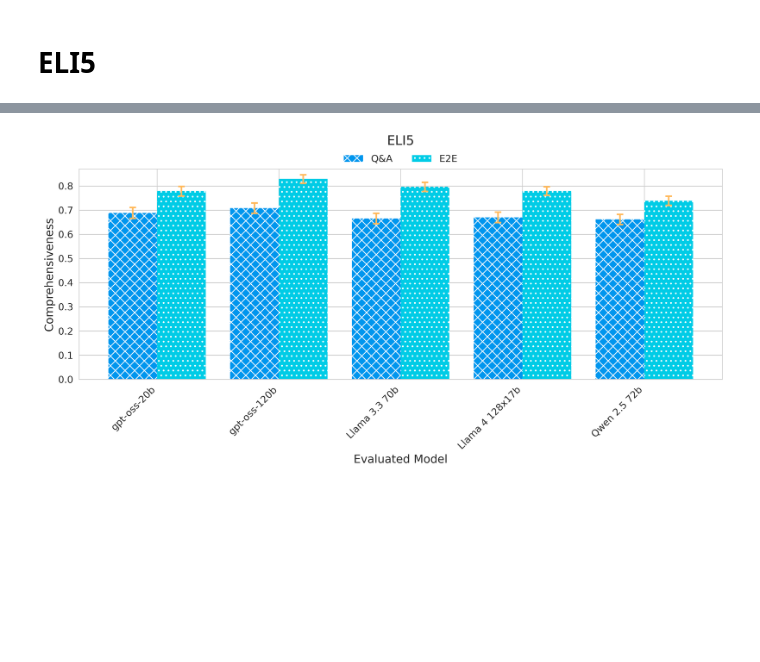
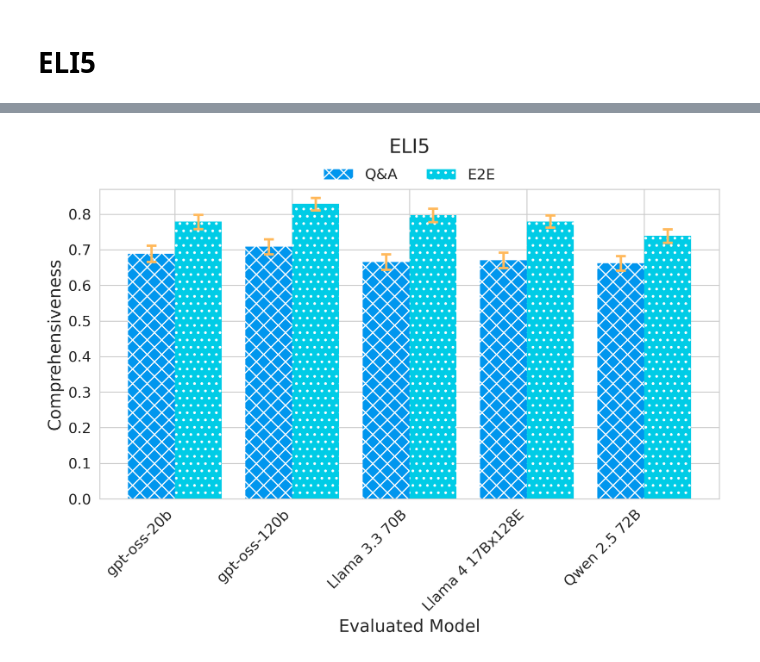
Before and after one commit to IBM/FactReasoner, a Jupyter notebook: notebooks/analysis.ipynb, the cells around one changed output, grey strips where cells are left out. Saved outputs shown, nothing was run; the diff lists cells and outputs as text; code cells hidden in the pictures; blank space fills up the shorter version.

```diff
--- a/notebooks/analysis.ipynb
+++ b/notebooks/analysis.ipynb
@@ -560,0 +594,23 @@ fig.savefig("../figures/mean.pdf", bbox_inches="tight")
+# %%
+fig = plot_config_results(
+    df,
+    configs=[
+        {"variant": "nli"},
+        {"variant": "qa", "use_tools": False},
+        {"variant": "qa", "use_tools": True},
+        {"variant": "e2e"},
+    ],
+    metric_name="Mean",
+    model_name_map={
+        "gpt-oss-20b": "gpt-oss-20b",
+        "gpt-oss-120b": "gpt-oss-120b",
+        "llama-3.3-70b-instruct": "Llama 3.3 70B",
+        "llama-4-maverick-17b-128e-instruct-fp8": "Llama 4 17Bx128E",
+        "Qwen2.5-72B-Instruct": "Qwen 2.5 72B",
+    },
+    title="ConflictBank + WikiContradict Mean",
+    ylabel="Label Match Rate",
+    figsize=(12, 6),
+)
+assert fig
+fig.savefig("../figures/mean.pdf", bbox_inches="tight")
@@ -862,23 +943,23 @@ def plot_config_results(
 # %%
 fig = plot_config_results(
     df,
     configs=[
         {"variant": "qa"},
         {"variant": "e2e"},
     ],
     metric_name="Comprehensiveness",
     model_name_map={
         "gpt-oss-20b": "gpt-oss-20b",
         "gpt-oss-120b": "gpt-oss-120b",
-        "llama-3.3-70b-instruct": "Llama 3.3 70b",
-        "llama-4-maverick-17b-128e-instruct-fp8": "Llama 4 128x17b",
-        "Qwen2.5-72B-Instruct": "Qwen 2.5 72b",
+        "llama-3.3-70b-instruct": "Llama 3.3 70B",
+        "llama-4-maverick-17b-128e-instruct-fp8": "Llama 4 17Bx128E",
+        "Qwen2.5-72B-Instruct": "Qwen 2.5 72B",
     },
     title="ELI5",
     ylabel="Comprehensiveness",
-    figsize=(12, 6),
+    figsize=(8, 6),
 )
 assert fig
 fig.savefig("../figures/eli5.pdf", bbox_inches="tight")
 # %% [output]
-[figure, old version]
+[figure, new version]
```
Also changed, not shown: parts of 9 cells of this notebook, 19 other files.
